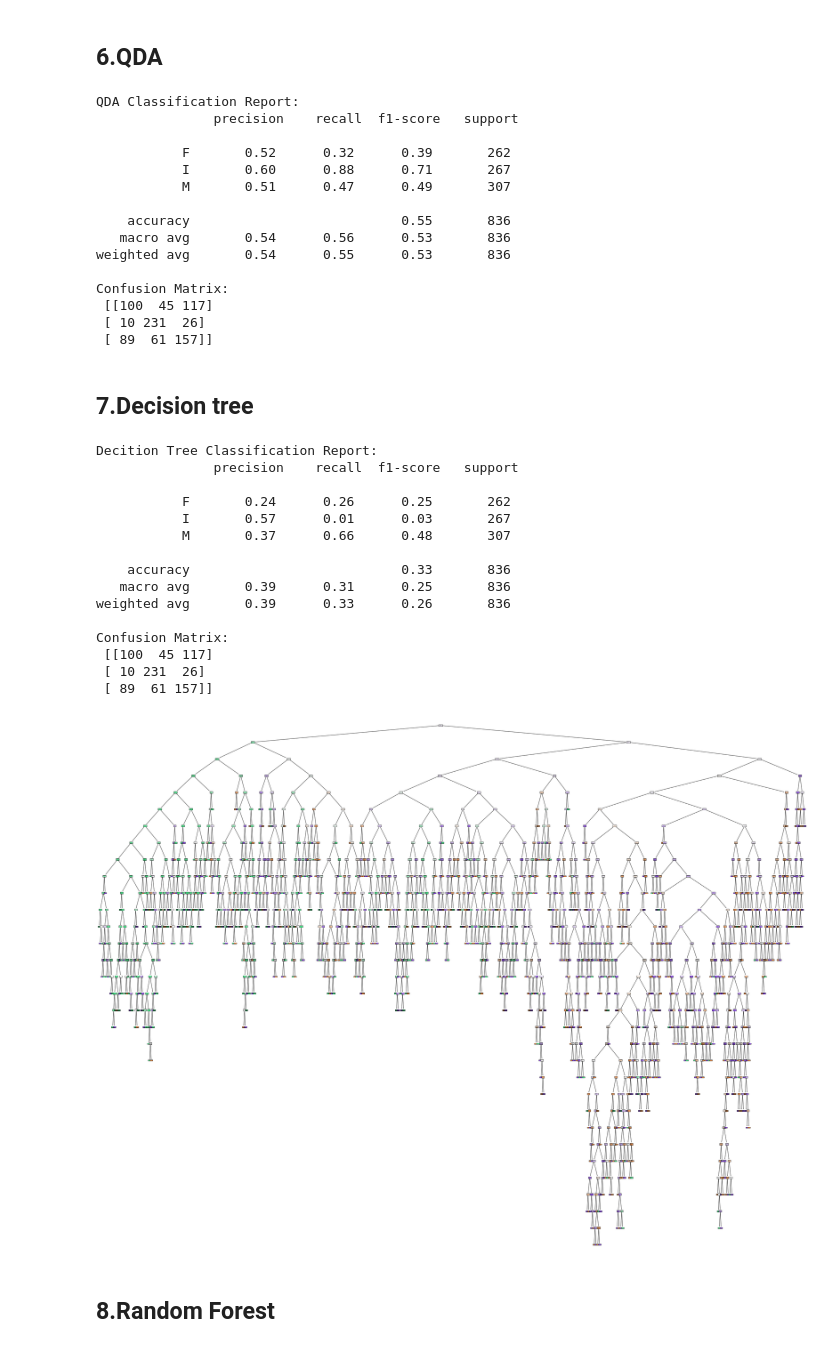
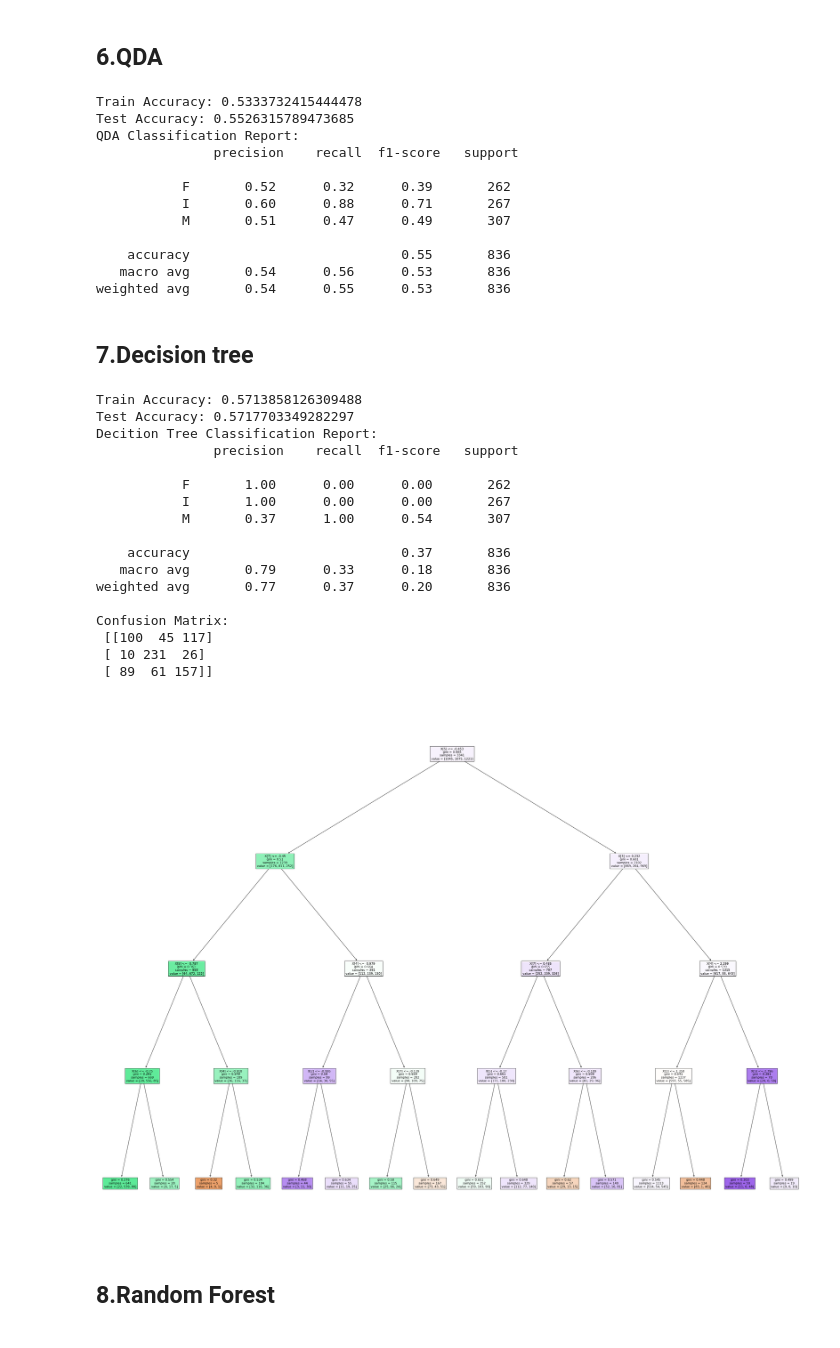
Before and after one commit to TeemaHover/Abalone, a Jupyter notebook: Taskaa4.ipynb, the cells around one changed output. Saved outputs shown, nothing was run; the diff lists cells and outputs as text; code cells hidden in the pictures.

```diff
--- a/Taskaa4.ipynb
+++ b/Taskaa4.ipynb
@@ -18,13 +18,20 @@ from sklearn.tree import DecisionTreeClassifier
 from sklearn.ensemble import RandomForestClassifier
 from sklearn.metrics import classification_report, confusion_matrix, r2_score, roc_auc_score
 from sklearn.model_selection import cross_val_score
-from sklearn.model_selection import cross_val_score
 from sklearn.tree import plot_tree
 import statsmodels.api as sm
 from scipy.stats import median_abs_deviation as mad
 
 abalone = pd.read_csv("data/abalone.csv")
 
+models = {
+    "Logistic Regression": LogisticRegression(),
+    "LDA": LinearDiscriminantAnalysis(),
+    "QDA": QuadraticDiscriminantAnalysis(),
+    "Decision Tree": DecisionTreeClassifier(max_depth=4,random_state=42),
+    "Random Forest": RandomForestClassifier()
+}
+
 df = abalone
 
 abalone
@@ -88,13 +95,16 @@ dtype: float64
 # %% [markdown]
 ## 4.Logictic regression,Cross validation
 # %%
-from sklearn.linear_model import LogisticRegression
+
 from sklearn.metrics import classification_report, confusion_matrix
 
-model = LogisticRegression(multi_class='multinomial', solver='lbfgs',max_iter=1000)
+model = models['Logistic Regression']
 model.fit(X_train_scaled, y_train)
 y_pred = model.predict(X_test_scaled)
-
+train_accuracy = model.score(X_train_scaled, y_train)
+test_accuracy = model.score(X_test_scaled, y_test)
+print("Train Accuracy:", train_accuracy)
+print("Test Accuracy:", test_accuracy)
 print("Classification Report:\n", classification_report(y_test, y_pred, zero_division=1))
 print("Confusion Matrix:\n", confusion_matrix(y_test, y_pred))
 # %% [output]
@@ -128,10 +147,13 @@ Mean CV Score: 0.548640381369625
 # %%
 from sklearn.discriminant_analysis import LinearDiscriminantAnalysis
 
-lda_model = LinearDiscriminantAnalysis()
+lda_model = models['LDA']
 lda_model.fit(X_train_scaled, y_train)
+train_accuracy = lda_model.score(X_train_scaled, y_train)
+test_accuracy = lda_model.score(X_test_scaled, y_test)
+print("Train Accuracy:", train_accuracy)
+print("Test Accuracy:", test_accuracy)
 
-# Evaluate model (e.g., with classification_report)
 y_pred_lda = lda_model.predict(X_test_scaled)
 print("LDA Classification Report:\n", classification_report(y_test, y_pred_lda,zero_division=1))
 # %% [output]
@@ -155,12 +174,19 @@ Confusion Matrix:
 # %%
 from sklearn.discriminant_analysis import QuadraticDiscriminantAnalysis
 
-qda_model = QuadraticDiscriminantAnalysis()
+qda_model = models['QDA']
 qda_model.fit(X_train_scaled, y_train)
+
+train_accuracy = qda_model.score(X_train_scaled, y_train)
+test_accuracy = qda_model.score(X_test_scaled, y_test)
+print("Train Accuracy:", train_accuracy)
+print("Test Accuracy:", test_accuracy)
 
 y_pred_qda = qda_model.predict(X_test_scaled)
 print("QDA Classification Report:\n", classification_report(y_test, y_pred_qda,zero_division=1))
 # %% [output]
+Train Accuracy: 0.5333732415444478
+Test Accuracy: 0.5526315789473685
 QDA Classification Report:
                precision    recall  f1-score   support
 
@@ -171,45 +197,45 @@ QDA Classification Report:
     accuracy                           0.55       836
    macro avg       0.54      0.56      0.53       836
 weighted avg       0.54      0.55      0.53       836
-
-Confusion Matrix:
- [[100  45 117]
- [ 10 231  26]
- [ 89  61 157]]
 # %% [markdown]
 ## 7.Decision tree
 # %%
 from sklearn.tree import plot_tree
 import matplotlib.pyplot as plt
 from sklearn.tree import DecisionTreeClassifier
 
-model = DecisionTreeClassifier(max_depth=4,random_state=42)
-model.fit(X_train_scaled, y_train)
+dc_model = models['Decision Tree']
+dc_model.fit(X_train_scaled, y_train)
 
-yp_model = model.predict(X_test)
-
+yp_model = dc_model.predict(X_test)
+train_accuracy = dc_model.score(X_train_scaled, y_train)
+test_accuracy = dc_model.score(X_test_scaled, y_test)
+print("Train Accuracy:", train_accuracy)
+print("Test Accuracy:", test_accuracy)
 print("Decition Tree Classification Report:\n", classification_report(y_test, yp_model,zero_division=1))
 print("Confusion Matrix:\n", confusion_matrix(y_test, y_pred))
 plt.figure(figsize=(45, 35))
-plot_tree(model, filled=True)
+plot_tree(dc_model, filled=True)
 plt.show()
 # %% [output]
+Train Accuracy: 0.5713858126309488
+Test Accuracy: 0.5717703349282297
 Decition Tree Classification Report:
                precision    recall  f1-score   support
 
-           F       0.24      0.26      0.25       262
-           I       0.57      0.01      0.03       267
-           M       0.37      0.66      0.48       307
+           F       1.00      0.00      0.00       262
+           I       1.00      0.00      0.00       267
+           M       0.37      1.00      0.54       307
 
-    accuracy                           0.33       836
-   macro avg       0.39      0.31      0.25       836
-weighted avg       0.39      0.33      0.26       836
+    accuracy                           0.37       836
+   macro avg       0.79      0.33      0.18       836
+weighted avg       0.77      0.37      0.20       836
 
 Confusion Matrix:
  [[100  45 117]
  [ 10 231  26]
  [ 89  61 157]]
-[figure, old version]
+[figure, new version]
 # %% [markdown]
 ## 8.Random Forest
 # %%
```
Also changed, not shown: parts of 8 cells of this notebook.
